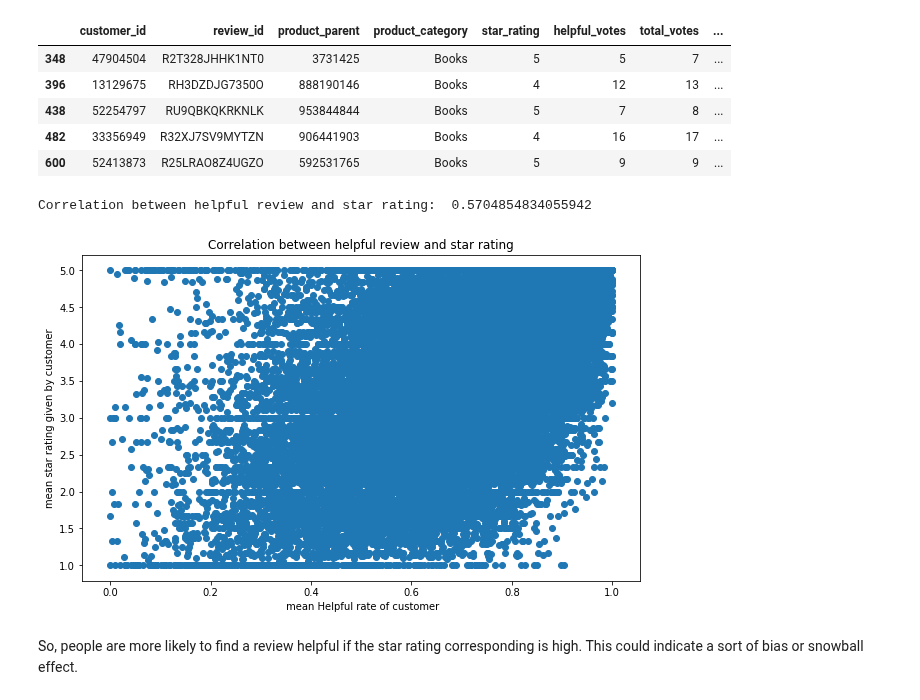
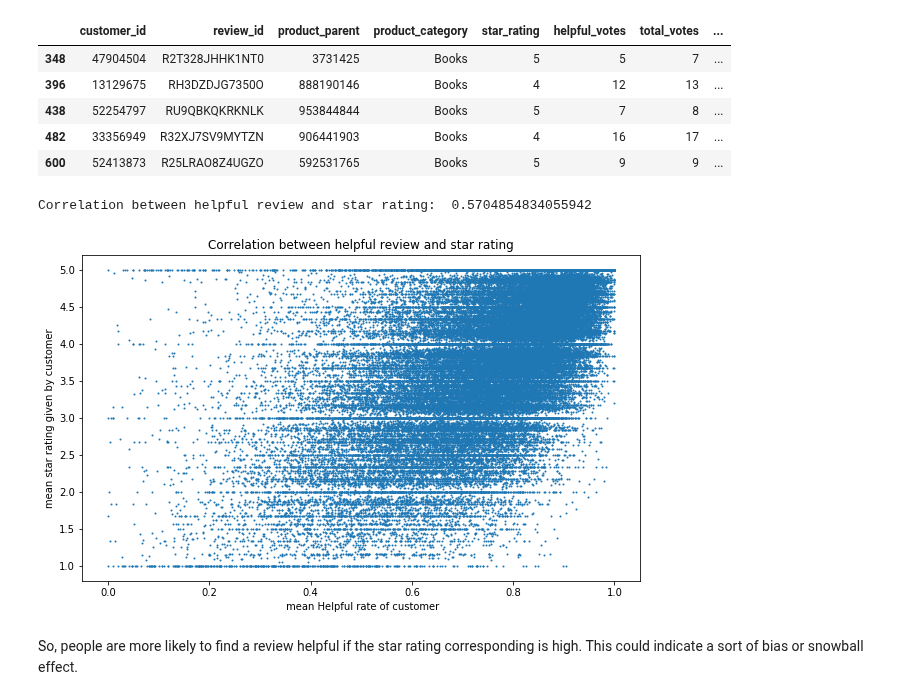
Before and after one commit to pjuda/ada-project, a Jupyter notebook: amazon-project.ipynb, the cells around one changed output. Cells and saved outputs as stored; diff of their text form; code cells hidden in the pictures.

```diff
--- a/amazon-project.ipynb
+++ b/amazon-project.ipynb
@@ -11,7 +11,7 @@ import matplotlib.pyplot as plt
 # IMPORTANT! I cleaned up the parquet directory and uploaded the new version here:
 # https://drive.google.com/open?id=1CkC4OMzkUiwjt7un_K6jhMlBVD1L4t5o
 # please download it and extract to the right directory. You can delete old parquet files.
-PARQUET_DIR = './parquet/'
+PARQUET_DIR = '../parquet/'
 # %%
 #US reviews by category
 with open('category_reviews.pickle', 'rb') as file:
@@ -280,19 +289,19 @@ df_books_5_5.head()
 # %%
 # mhr = mean helpful rate
 mhr_by_customer = df_books_5_5.groupby("customer_id")["helpful_rate"].aggregate(np.mean)
 
 # msr = mean star rating
 msr_by_customer = df_books_5_5.groupby("customer_id")["star_rating"].aggregate(np.mean)
 
 plt.figure(figsize=(10, 6))
-plt.scatter(mhr_by_customer, msr_by_customer)
+plt.scatter(mhr_by_customer, msr_by_customer, s=1)
 plt.xlabel(" mean Helpful rate of customer")
 plt.ylabel("mean star rating given by customer")
 plt.title("Correlation between helpful review and star rating")
 print("Correlation between helpful review and star rating: ",np.corrcoef(mhr_by_customer, msr_by_customer)[0][1])
 # %% [output]
 Correlation between helpful review and star rating:  0.5704854834055942
-[figure, old version]
+[figure, new version]
 # %% [markdown]
 So, people are more likely to find a review helpful if the star rating corresponding is high. This could indicate a sort of bias or snowball effect.
 # %% [markdown]
```
Also changed, not shown: parts of 2 cells of this notebook.
